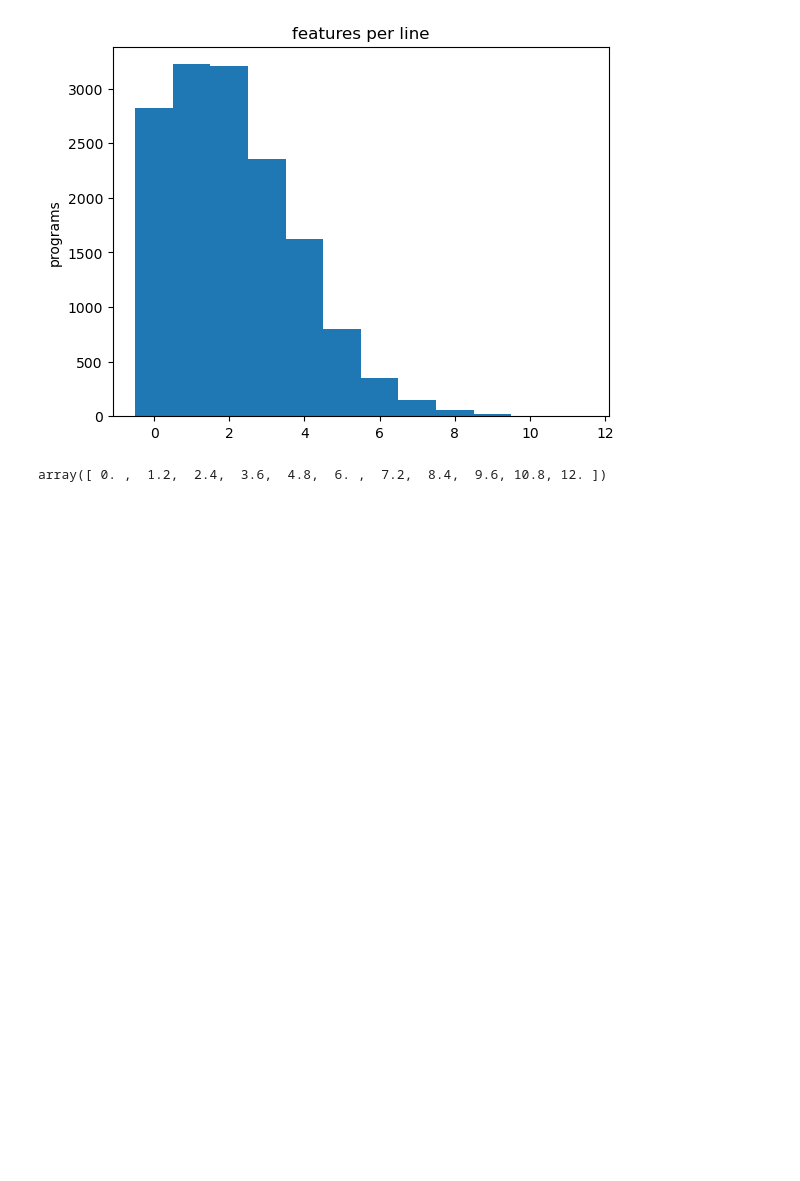
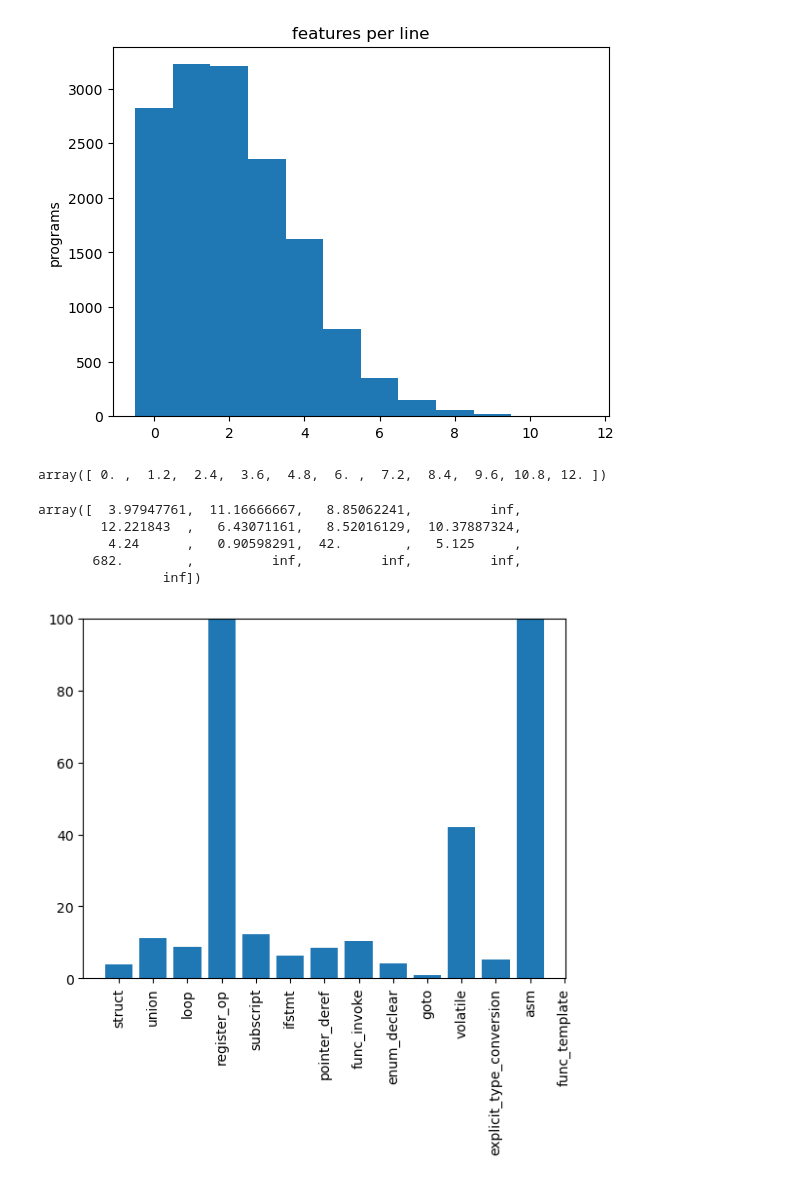
Before and after one commit to cs846-fall22-group14/fall22-cs846, a Jupyter notebook: plot.ipynb, the cells around one changed output. Saved outputs shown, nothing was run; the diff lists cells and outputs as text; code cells hidden in the pictures; blank space fills up the shorter version.

```diff
--- a/plot.ipynb
+++ b/plot.ipynb
@@ -42,3 +21,24 @@ plt.hist(bins[:-1], bins, weights=counts, align="left")
 bins
 # %% [output]
 array([ 0. ,  1.2,  2.4,  3.6,  4.8,  6. ,  7.2,  8.4,  9.6, 10.8, 12. ])
+# %%
+countoffeatures = np.array([[2133, 335, 4266, 171, 3581, 5151, 2113, 7369, 424, 318, 42, 2337, 682, 640, 779, 205, 642],
+                            [536, 30, 482, 0, 293, 801, 248, 710, 100, 351, 1, 456, 1, 0, 0, 0, 0]])
+# %%
+countoffeatures[0] / countoffeatures[1]
+# %% [output]
+array([  3.97947761,  11.16666667,   8.85062241,          inf,
+        12.221843  ,   6.43071161,   8.52016129,  10.37887324,
+         4.24      ,   0.90598291,  42.        ,   5.125     ,
+       682.        ,          inf,          inf,          inf,
+                inf])
+# %%
+plotvalues = countoffeatures[0]/ countoffeatures[1]
+if plotvalues[3] == np.inf:
+    plotvalues[3] = 9999
+plt.bar(["struct", "union", "loop", "register_op", "subscript", "ifstmt", "pointer_deref", "func_invoke", "enum_declear", "goto", "volatile", "explicit_type_conversion", "asm", "func_template", "class_template", "cpp_new", "cpp_inherit"],plotvalues)
+plt.xticks(rotation=90)
+plt.ylim((0, 100))
+plt.savefig("bugreports-dividedby-realprograms.pdf")
+# %% [output]
+[figure, added]
```
Also changed, not shown: parts of 2 cells of this notebook, 4 other files.
